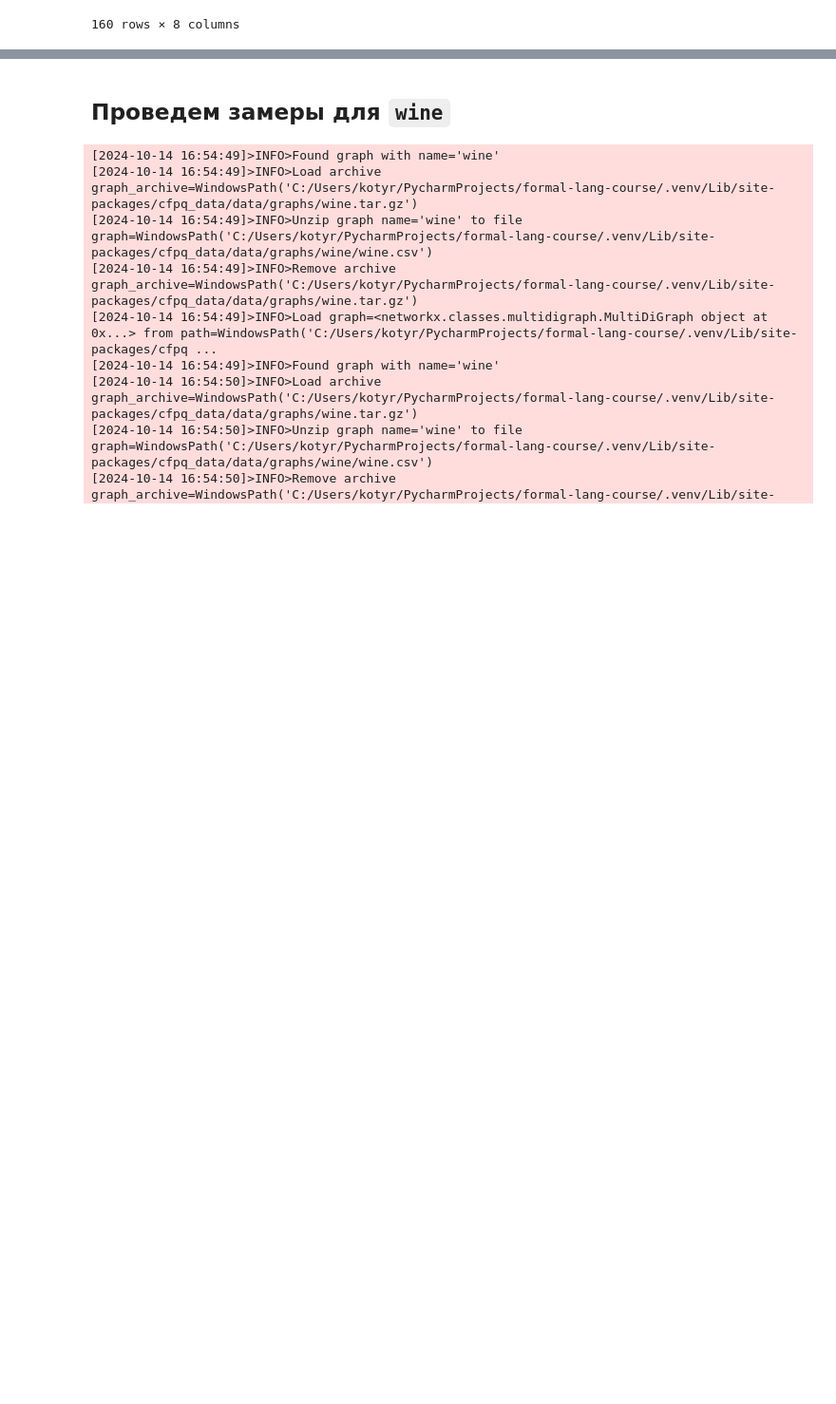
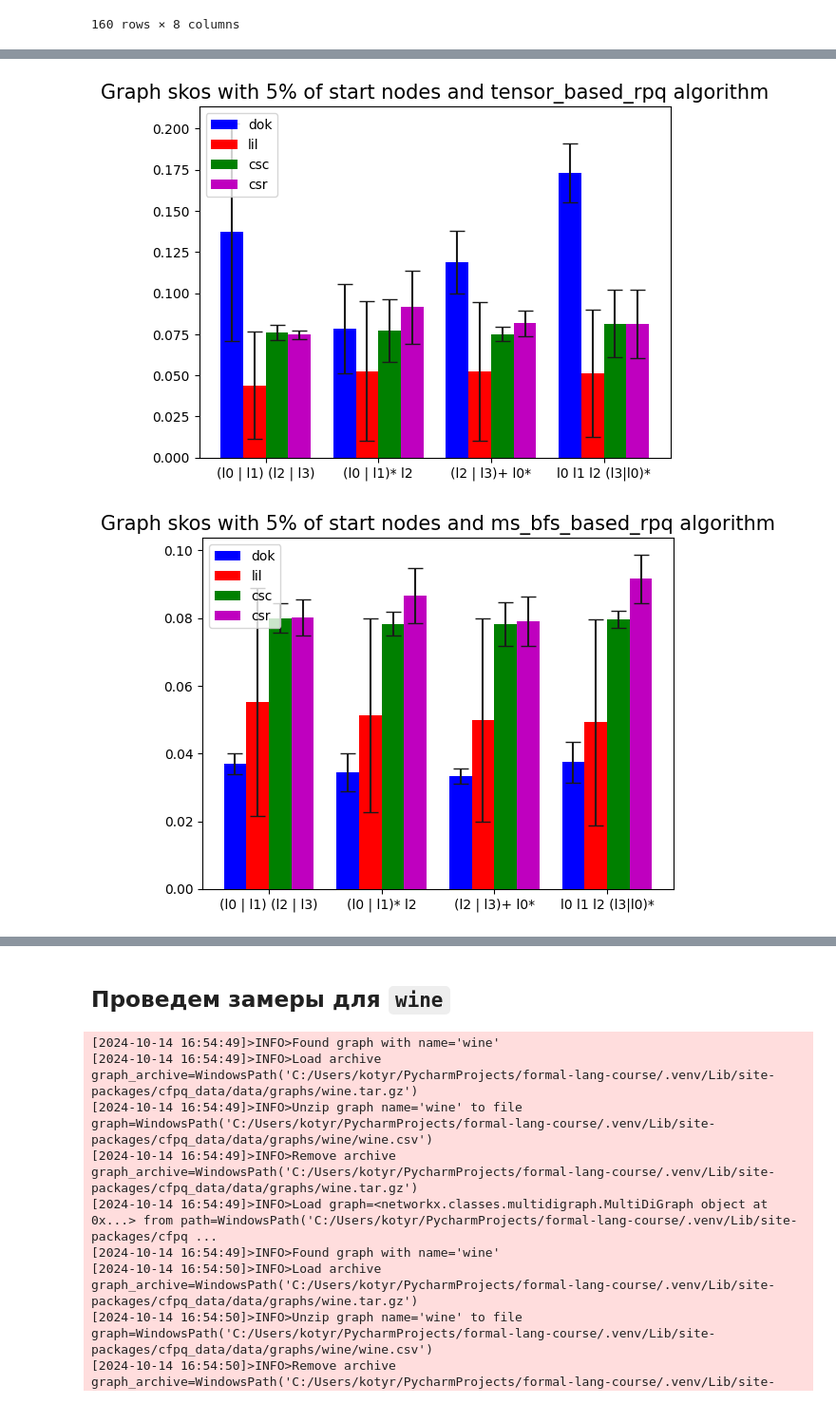
Before and after one commit to Kuarni/formal-lang-course, a Jupyter notebook: project/task5/task5.ipynb, the cells around one changed output, grey strips where cells are left out. Shown at 95% size. Saved outputs shown, nothing was run; the diff lists cells and outputs as text; code cells hidden in the pictures; blank space fills up the shorter version.

Commit message:
task-5: add graphics

```diff
--- a/project/task5/task5.ipynb
+++ b/project/task5/task5.ipynb
@@ -169,6 +169,31 @@ def analyze_execution_times_avg(measures_dict):
 
     df = pd.DataFrame(data)
     return df
+# %%
+def create_bar(name, result, matrices = matrix_types.keys(), percents = start_nodes_percent, algos = ['tensor_based_rpq', 'ms_bfs_based_rpq']):
+    regexes = get_regexes_4_labels(['l0', 'l1', 'l2', 'l3'])
+    for percent, algo in product(percents, algos):
+        index = np.arange(4)
+        bw = 0.2
+        plt.title(f"Graph {name} with {percent}% of start nodes and {algo} algorithm",
+            fontsize=15,
+        )
+        plt.xticks(index + 1.5 * bw, regexes)
+        percent_result = result[(result['Start percent'] == percent) & (result['Algorithm'] == algo)]
+        colors = ["b", "r", "g", "m"]
+        for i, matrix in enumerate(matrices):
+            matrix_result = percent_result[(percent_result['Matrix Type'] == matrix) & (percent_result['Algorithm'] == algo)]
+            plt.bar(
+                index + i * bw,
+                matrix_result['Mean Time (s)'].values,
+                bw,
+                color=colors[i],
+                yerr=matrix_result['Std Dev (s)'].values,
+                error_kw={"ecolor": "0.1", "capsize": 6},
+                label=matrix,
+            )
+        plt.legend(loc=2)
+        plt.show()
 # %% [markdown]
 ## Замеры
 ### Проведем замеры для `skos` графа
@@ -192,7 +217,8 @@ result = test_graph('skos', run_num)
 [2024-10-14 16:49:54]>INFO>Generate set of source vertices of 57 nodes for graph=<networkx.classes.multidigraph.MultiDiGraph object at 0x...> for multiple-source evaluation
 [2024-10-14 16:51:16]>INFO>Generate set of source vertices of 100 nodes for graph=<networkx.classes.multidigraph.MultiDiGraph object at 0x...> for multiple-source evaluation
 # %%
-analyze_execution_times_avg(result)
+pdres1 = analyze_execution_times_avg(result)
+pdres1
 # %% [output]
 |  | Start percent | Matrix Type | Regex | Algorithm | Mean Time (s) | Std Dev (s) | 95% CI Low | 95% CI High |
 | 0 | 5 | dok | (l0 | l1) (l2 | l3) | tensor_based_rpq | 0.137003 | 0.066232 | 0.112272 | 0.161734 |
@@ -209,0 +239,5 @@ analyze_execution_times_avg(result)
+# %%
+create_bar('skos', pdres1, percents=start_nodes_percent)
+# %% [output]
+[figure, added]
+[figure, added]
```
Also changed, not shown: parts of 17 cells of this notebook.
